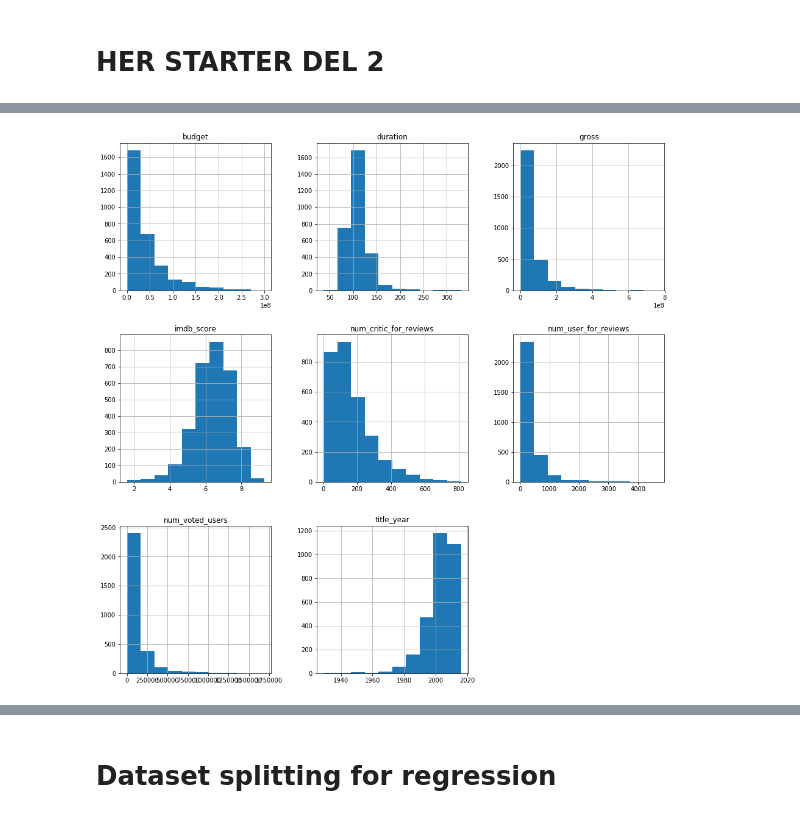
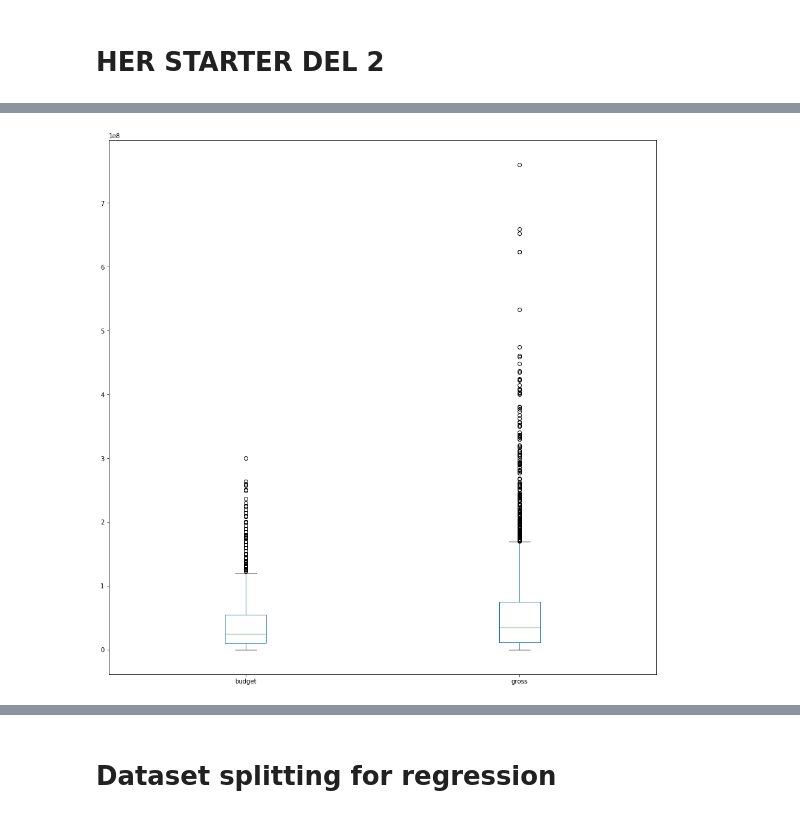
Before and after one commit to christianbillp/python, a Jupyter notebook: notebooks/ML_projekt2-regression.ipynb, the cells around one changed output, grey strips where cells are left out. Saved outputs shown, nothing was run; the diff lists cells and outputs as text; code cells hidden in the pictures.

```diff
--- a/notebooks/ML_projekt2-regression.ipynb
+++ b/notebooks/ML_projekt2-regression.ipynb
@@ -530,0 +510,6 @@ In this section we will explore regression and try to predict what revenue (gros
+# %%
+import pandas as pd
+%matplotlib inline
+data = pd.Series({})
+data['raw'] = pd.read_csv("movie_metadata.csv")
+data['raw'][['budget', 'gross']].plot(kind='box'); # too high values exist
@@ -544,4 +569,0 @@ If we choose to work exclusively with US movies, we find that there is still a s
-# %%
-from sklearn.preprocessing import StandardScaler
-data['raw'] = pd.read_csv("movie_metadata.csv")
-data['no_na'] = data['raw'].dropna();
@@ -558,0 +572,11 @@ Name: 2988, dtype: object
+# %%
+from sklearn.preprocessing import StandardScaler
+data['reduced'] = data['raw'][data['raw']['country'] == 'USA']
+data['reduced'] = data['reduced'].drop(['actor_1_facebook_likes', 'actor_2_facebook_likes', 'actor_3_facebook_likes',
+                                        'cast_total_facebook_likes', 'director_facebook_likes', 'movie_facebook_likes',
+                                        'aspect_ratio', 'facenumber_in_poster'], axis=1)
+data['reduced'] = data['reduced'].dropna()
+data['numerical'] = data['reduced'].select_dtypes(exclude=['object'])
+data['standardized'] = StandardScaler().fit_transform(data['numerical'].values)
+data['standardized'] = pd.DataFrame(data['standardized'], columns=data['numerical'].columns.values)
+data['standardized'].describe()
@@ -579,10 +612,0 @@ data['no_na'].loc[top10][['budget','movie_title', 'country']]
-# %%
-data['reduced'] = data['no_na'][data['no_na']['country'] == 'USA']
-data['reduced'] = data['reduced'].dropna()
-data['reduced'] = data['reduced'].drop(['actor_1_facebook_likes', 'actor_2_facebook_likes', 'actor_3_facebook_likes',
-                                        'cast_total_facebook_likes', 'director_facebook_likes', 'movie_facebook_likes',
-                                        'aspect_ratio', 'facenumber_in_poster'], axis=1)
-data['numerical'] = data['reduced'].select_dtypes(exclude=['object'])
-data['X_std'] = StandardScaler().fit_transform(data['numerical'].values)
-data['X_std'] = pd.DataFrame(data['X_std'], columns=data['numerical'].columns.values)
-data['X_std'].describe()
@@ -639,4 +633,4 @@ data['reduced'].loc[top10][['movie_title', 'country', 'budget', 'gross']]
 # %%
-data['reduced'].hist(figsize=(16,16));
+data['reduced'][['budget', 'gross']].plot(kind='box',figsize=(16,16));
 # %% [output]
-[figure, old version]
+[figure, new version]
```
Also changed, not shown: parts of 35 cells of this notebook.
